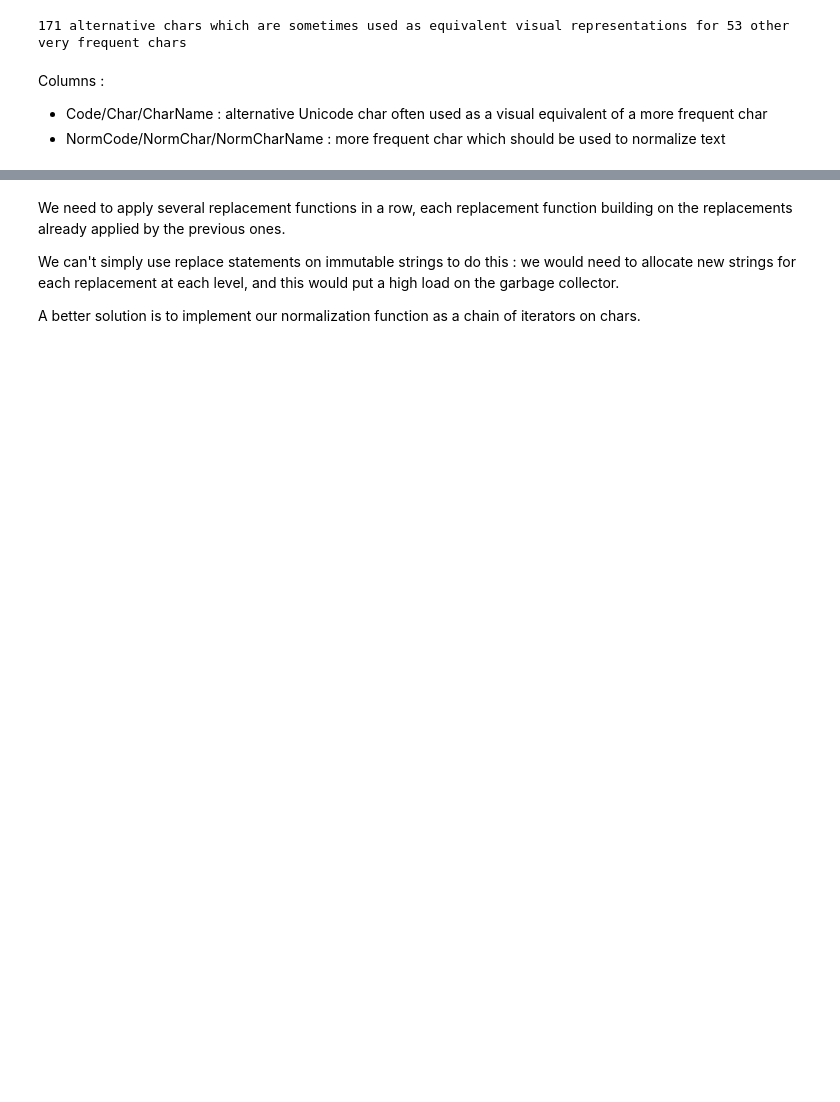
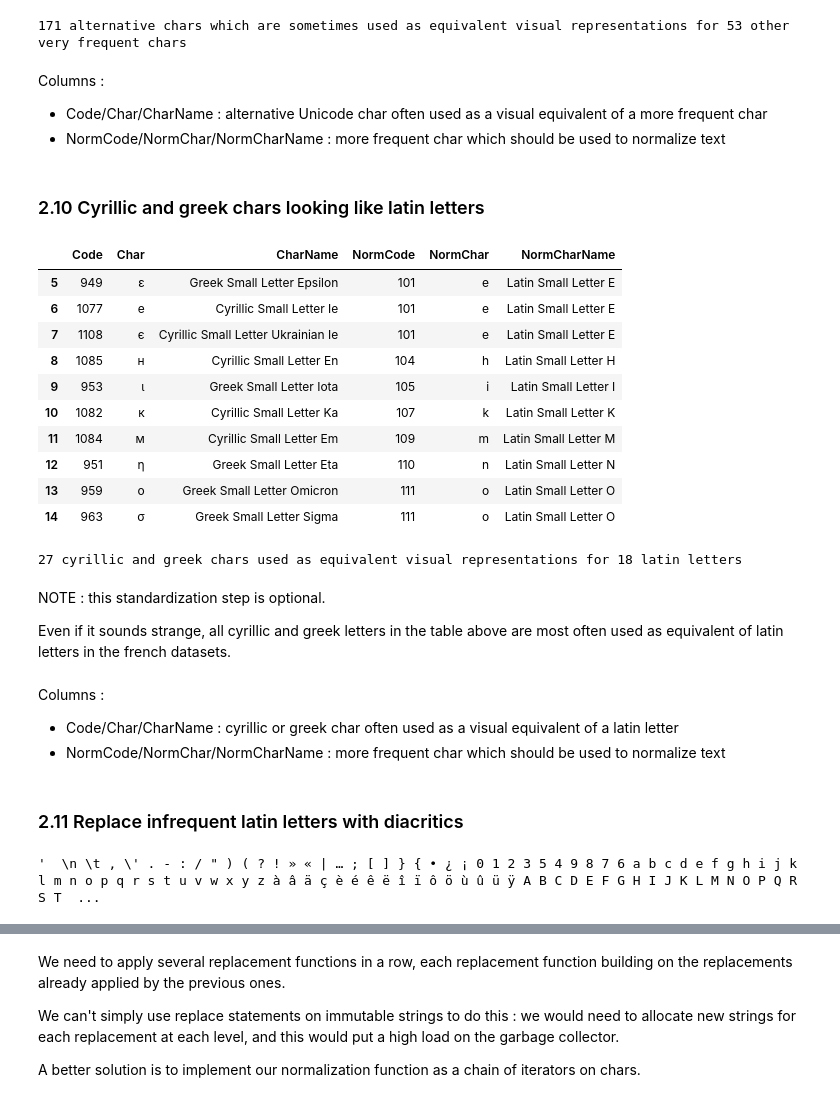
Before and after one commit to laurentprudhon/frenchtext, a Jupyter notebook: 02_chars.ipynb, the cells around one changed output, grey strips where cells are left out. Cells and saved outputs as stored; diff of their text form; code cells hidden in the pictures; blank space fills up the shorter version.

```diff
--- a/02_chars.ipynb
+++ b/02_chars.ipynb
@@ -470,4 +558,40 @@ print(f"{len(dfnormchars)} alternative chars which are sometimes used as equival
 Columns :
 - Code/Char/CharName : alternative Unicode char often used as a visual equivalent of a more frequent char
 - NormCode/NormChar/NormCharName : more frequent char which should be used to normalize text
+# %% [markdown]
+### 2.10 Cyrillic and greek chars looking like latin letters
+# %%
+dfcgnormchars = pd.read_csv(chardatadir / "cyrillic-greek-chars.csv", sep=";")
+dfcgnormchars[5:15]
+# %% [output]
+|  | Code | Char | CharName | NormCode | NormChar | NormCharName |
+| 5 | 949 | ε | Greek Small Letter Epsilon | 101 | e | Latin Small Letter E |
+| 6 | 1077 | е | Cyrillic Small Letter Ie | 101 | e | Latin Small Letter E |
+| 7 | 1108 | є | Cyrillic Small Letter Ukrainian Ie | 101 | e | Latin Small Letter E |
+| 8 | 1085 | н | Cyrillic Small Letter En | 104 | h | Latin Small Letter H |
+| 9 | 953 | ι | Greek Small Letter Iota | 105 | i | Latin Small Letter I |
+| 10 | 1082 | к | Cyrillic Small Letter Ka | 107 | k | Latin Small Letter K |
+| 11 | 1084 | м | Cyrillic Small Letter Em | 109 | m | Latin Small Letter M |
+| 12 | 951 | η | Greek Small Letter Eta | 110 | n | Latin Small Letter N |
+| 13 | 959 | ο | Greek Small Letter Omicron | 111 | o | Latin Small Letter O |
+| 14 | 963 | σ | Greek Small Letter Sigma | 111 | o | Latin Small Letter O |
+# %%
+print(f"{len(dfcgnormchars)} cyrillic and greek chars used as equivalent visual representations for {len(dfcgnormchars['NormChar'].unique())} latin letters")
+# %% [output]
+27 cyrillic and greek chars used as equivalent visual representations for 18 latin letters
+# %% [markdown]
+NOTE :  this standardization step is optional.
+
+Even if it sounds strange, all cyrillic and greek letters in the table above are most often used as equivalent of latin letters in the french datasets.
+# %% [markdown]
+Columns :
+- Code/Char/CharName : cyrillic or greek char often used as a visual equivalent of a latin letter
+- NormCode/NormChar/NormCharName : more frequent char which should be used to normalize text
+# %% [markdown]
+### 2.11 Replace infrequent latin letters with diacritics
+# %%
+supportedchars = dfcharsnorm["Char"].values[1:]
+' '.join(supportedchars)
+# %% [output]
+'  \n \t , \' . - : / " ) ( ? ! » « | … ; [ ] } { • ¿ ¡ 0 1 2 3 5 4 9 8 7 6 a b c d e f g h i j k l m n o p q r s t u v w x y z à â ä ç è é ê ë î ï ô ö ù û ü ÿ A B C D E F G H I J K L M N O P Q R S T  ...
 # %%
```
Also changed, not shown: parts of 46 cells of this notebook, 8 other files.
